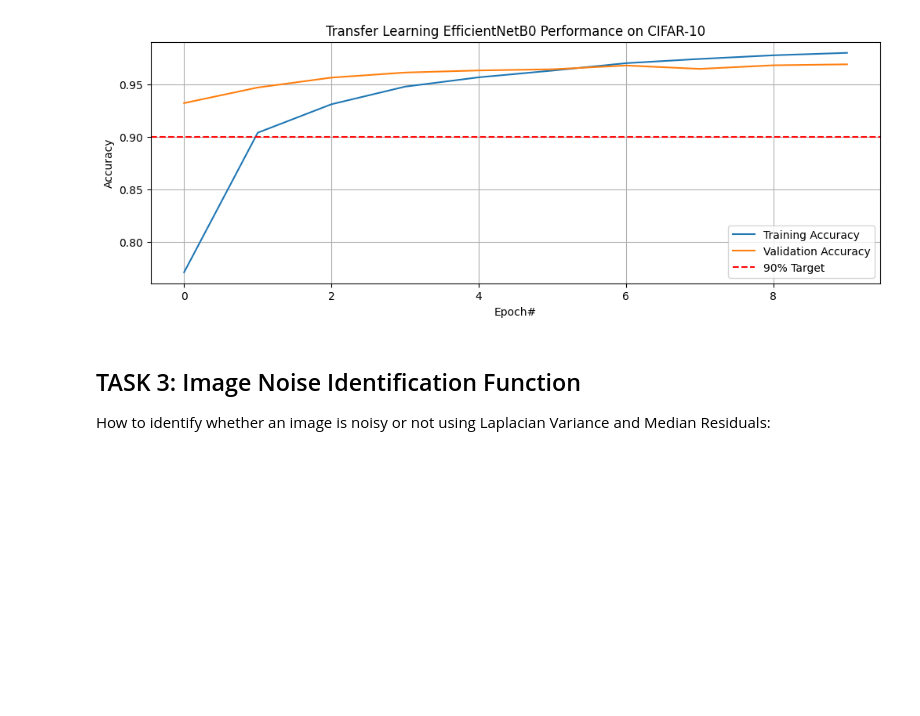
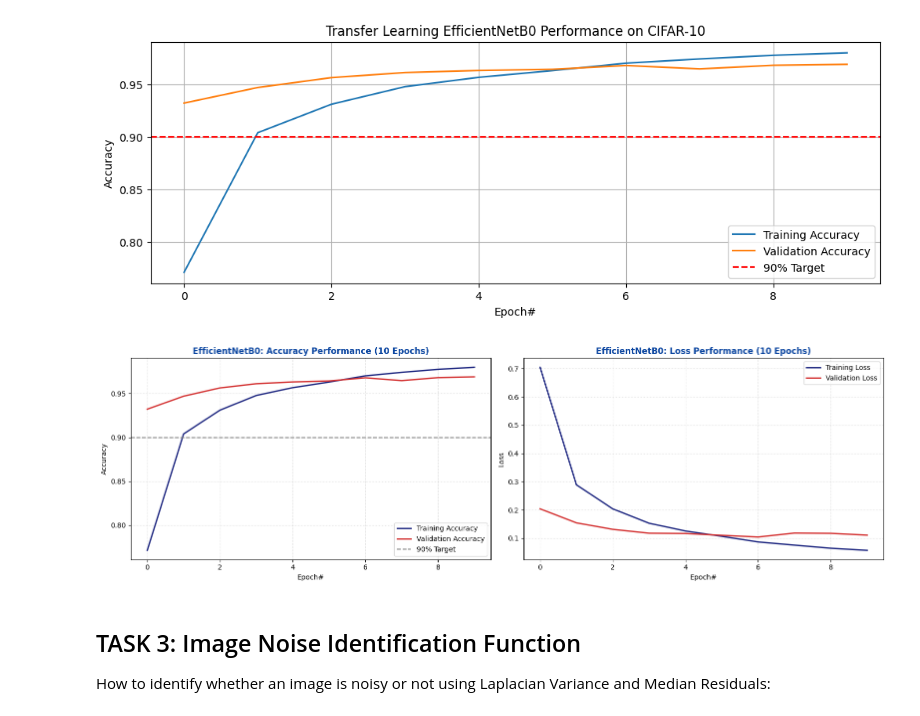
Before and after one commit to vivek-bhushan/Tasks-i-APC, a Jupyter notebook: Image_Classification_using_CIFAR_10_dataset.ipynb, the cells around one changed output. Cells and saved outputs as stored; diff of their text form; code cells hidden in the pictures; blank space fills up the shorter version.

```diff
--- a/Image_Classification_using_CIFAR_10_dataset.ipynb
+++ b/Image_Classification_using_CIFAR_10_dataset.ipynb
@@ -963,6 +996,37 @@ plt.grid(True)
 plt.show()
 # %% [output]
 [figure]
+# %%
+import matplotlib.pyplot as plt
+
+if 'history_transfer' in globals() or 'history_transfer' in locals():
+    fig, (ax1, ax2) = plt.subplots(1, 2, figsize=(16, 5))
+
+    # Plot Transfer Learning Accuracy
+    ax1.plot(history_transfer.history['accuracy'], label='Training Accuracy', color='#1a237e', linewidth=2)
+    ax1.plot(history_transfer.history['val_accuracy'], label='Validation Accuracy', color='#d32f2f', linewidth=2)
+    ax1.axhline(y=0.90, color='gray', linestyle='--', label='90% Target')
+    ax1.set_xlabel('Epoch#', fontsize=10)
+    ax1.set_ylabel('Accuracy', fontsize=10)
+    ax1.set_title('EfficientNetB0: Accuracy Performance (10 Epochs)', fontsize=12, fontweight='bold', color='#0d47a1')
+    ax1.legend(loc='lower right')
+    ax1.grid(True, linestyle=':', alpha=0.6)
+
+    # Plot Transfer Learning Loss
+    ax2.plot(history_transfer.history['loss'], label='Training Loss', color='#1a237e', linewidth=2)
+    ax2.plot(history_transfer.history['val_loss'], label='Validation Loss', color='#d32f2f', linewidth=2)
+    ax2.set_xlabel('Epoch#', fontsize=10)
+    ax2.set_ylabel('Loss', fontsize=10)
+    ax2.set_title('EfficientNetB0: Loss Performance (10 Epochs)', fontsize=12, fontweight='bold', color='#0d47a1')
+    ax2.legend(loc='upper right')
+    ax2.grid(True, linestyle=':', alpha=0.6)
+
+    plt.tight_layout()
+    plt.show()
+else:
+    print("Variable 'history_transfer' not found in session memory. Please ensure the transfer_model training cell (5bea2bf8) has completed run.")
+# %% [output]
+[figure, added]
 # %% [markdown]
 ## TASK 3: Image Noise Identification Function
 How to identify whether an image is noisy or not using Laplacian Variance and Median Residuals:
```
Also changed, not shown: parts of 7 cells of this notebook.
